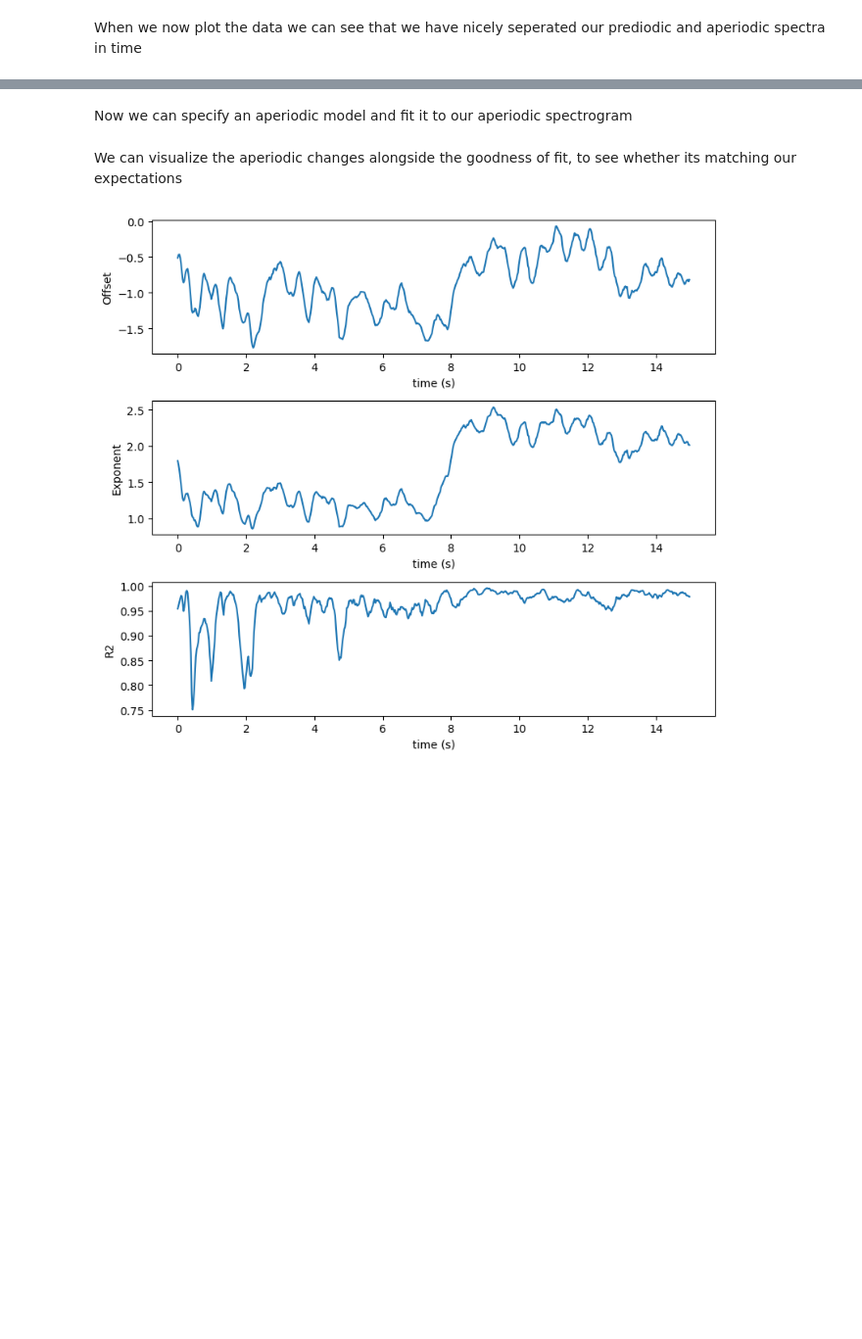
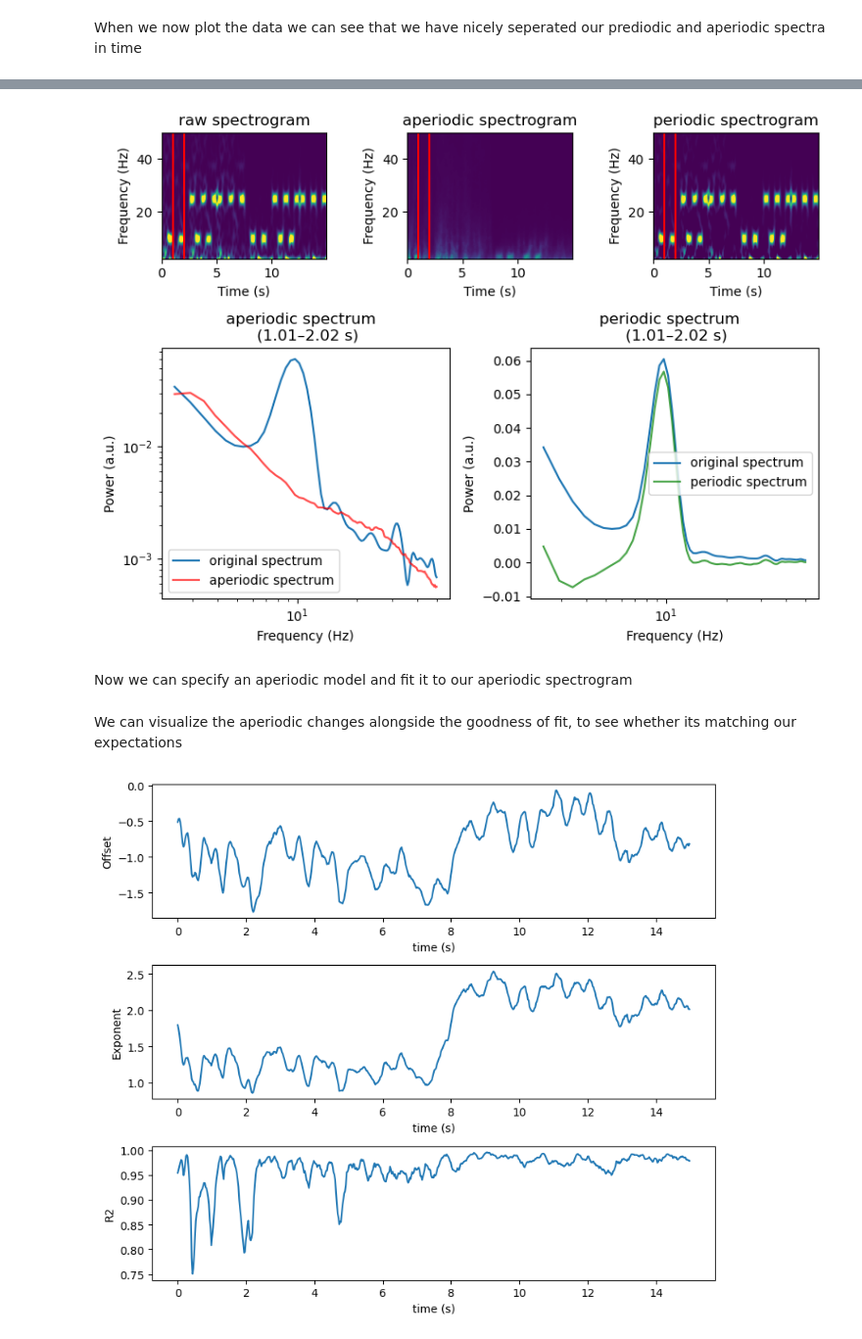
Before and after one commit to schmidtfa/pyrasa, a Jupyter notebook: doc/source/examples/irasa_sprint.ipynb, the cells around one changed output, grey strips where cells are left out. Shown at 98% size. Cells and saved outputs as stored; diff of their text form; code cells hidden in the pictures; blank space fills up the shorter version.

```diff
--- a/doc/source/examples/irasa_sprint.ipynb
+++ b/doc/source/examples/irasa_sprint.ipynb
@@ -80,3 +94,7 @@ plot_timefrequency(irasa_sprint_spectrum.time, irasa_sprint_spectrum.freqs, np.s
+# %%
+irasa_sprint_spectrum.plot(time_range = (1., 2), vmin=0., vmax=0.1)
+# %% [output]
+[figure, added]
 # %% [markdown]
 Now we can specify an aperiodic model and fit it to our aperiodic spectrogram
 # %%
```
Also changed, not shown: parts of 5 cells of this notebook, 4 other files.
